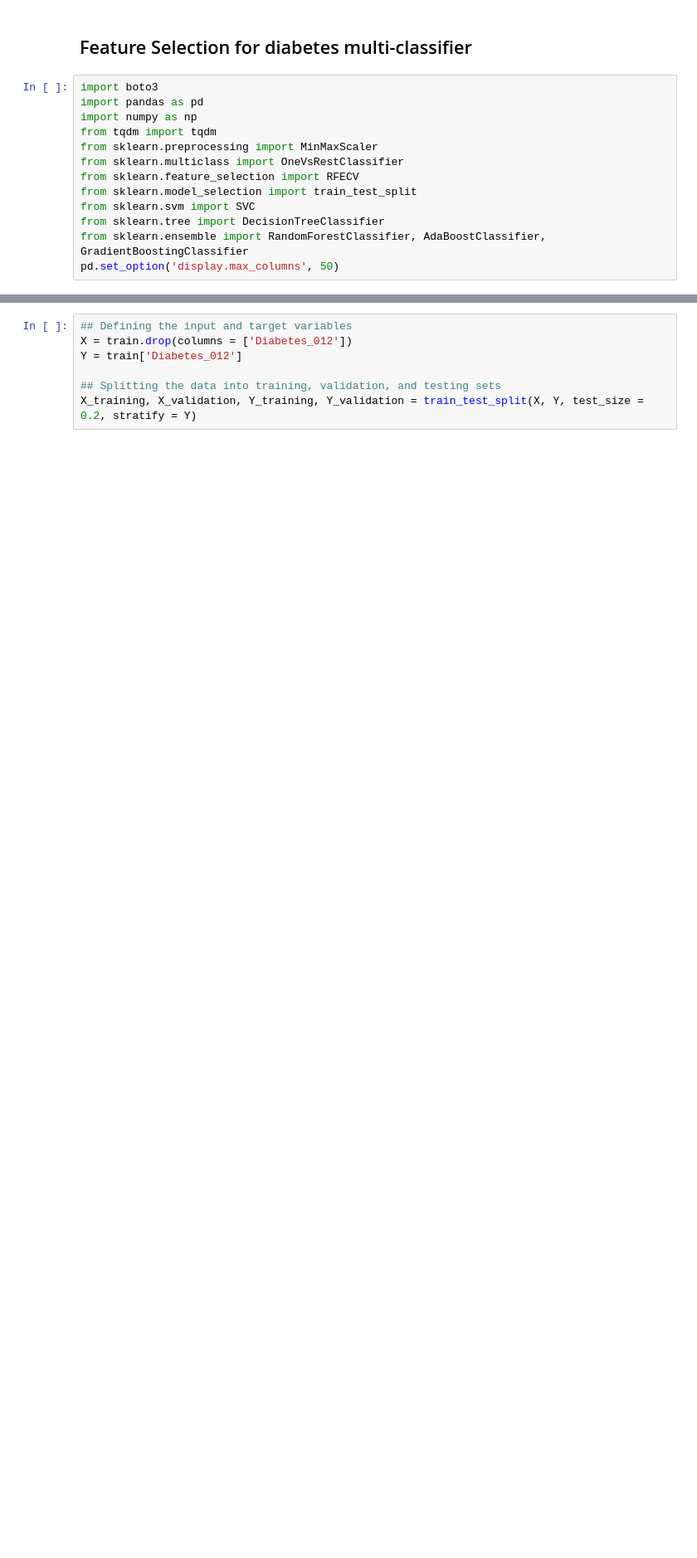
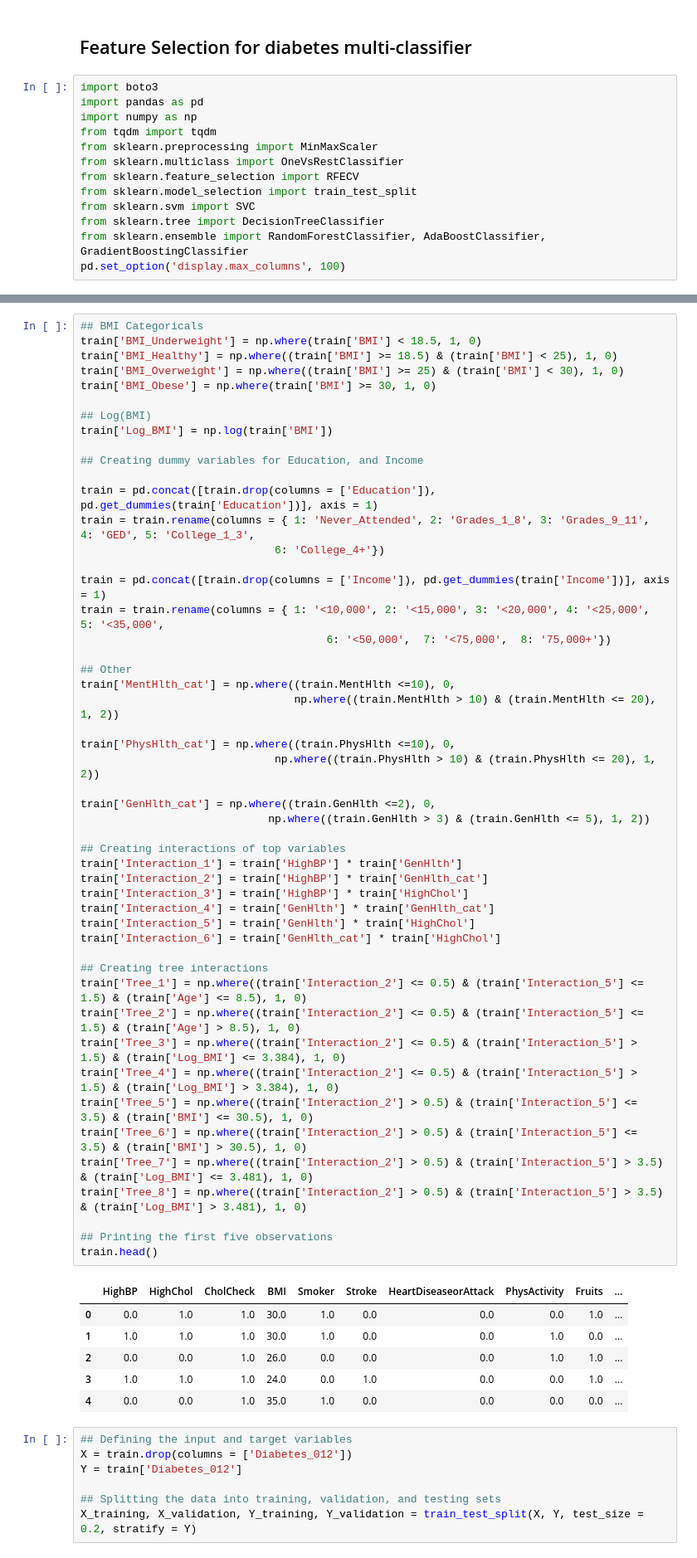
Before and after one commit to Evan-Callaghan/DATA-448-Predictive-Analytics, a Jupyter notebook: Project/Evan_feature_selection.ipynb, the cells around one changed output, grey strips where cells are left out. Shown at 83% size. Cells and saved outputs as stored; diff of their text form; blank space fills up the shorter version.

```diff
--- a/Project/Evan_feature_selection.ipynb
+++ b/Project/Evan_feature_selection.ipynb
@@ -12,7 +12,7 @@ from sklearn.model_selection import train_test_split
 from sklearn.svm import SVC
 from sklearn.tree import DecisionTreeClassifier
 from sklearn.ensemble import RandomForestClassifier, AdaBoostClassifier, GradientBoostingClassifier
-pd.set_option('display.max_columns', 50)
+pd.set_option('display.max_columns', 100)
 # %%
 ## Using pandas to read the training and testing data files
 
@@ -40,3 +47,60 @@ train.head()
+# %%
+## BMI Categoricals
+train['BMI_Underweight'] = np.where(train['BMI'] < 18.5, 1, 0)
+train['BMI_Healthy'] = np.where((train['BMI'] >= 18.5) & (train['BMI'] < 25), 1, 0)
+train['BMI_Overweight'] = np.where((train['BMI'] >= 25) & (train['BMI'] < 30), 1, 0)
+train['BMI_Obese'] = np.where(train['BMI'] >= 30, 1, 0)
+
+## Log(BMI)
+train['Log_BMI'] = np.log(train['BMI'])
+
+## Creating dummy variables for Education, and Income
+
+train = pd.concat([train.drop(columns = ['Education']), pd.get_dummies(train['Education'])], axis = 1)
+train = train.rename(columns = { 1: 'Never_Attended', 2: 'Grades_1_8', 3: 'Grades_9_11', 4: 'GED', 5: 'College_1_3',
+                              6: 'College_4+'})
+
+train = pd.concat([train.drop(columns = ['Income']), pd.get_dummies(train['Income'])], axis = 1)
+train = train.rename(columns = { 1: '<10,000', 2: '<15,000', 3: '<20,000', 4: '<25,000', 5: '<35,000',
+                                      6: '<50,000',  7: '<75,000',  8: '75,000+'})
+
+## Other
+train['MentHlth_cat'] = np.where((train.MentHlth <=10), 0,
+                                 np.where((train.MentHlth > 10) & (train.MentHlth <= 20), 1, 2))
+
+train['PhysHlth_cat'] = np.where((train.PhysHlth <=10), 0,
+                              np.where((train.PhysHlth > 10) & (train.PhysHlth <= 20), 1, 2))
+
+train['GenHlth_cat'] = np.where((train.GenHlth <=2), 0,
+                             np.where((train.GenHlth > 3) & (train.GenHlth <= 5), 1, 2))
+
+## Creating interactions of top variables
+train['Interaction_1'] = train['HighBP'] * train['GenHlth']
+train['Interaction_2'] = train['HighBP'] * train['GenHlth_cat']
+train['Interaction_3'] = train['HighBP'] * train['HighChol']
+train['Interaction_4'] = train['GenHlth'] * train['GenHlth_cat']
+train['Interaction_5'] = train['GenHlth'] * train['HighChol']
+train['Interaction_6'] = train['GenHlth_cat'] * train['HighChol']
+
+## Creating tree interactions
+train['Tree_1'] = np.where((train['Interaction_2'] <= 0.5) & (train['Interaction_5'] <= 1.5) & (train['Age'] <= 8.5), 1, 0)
+train['Tree_2'] = np.where((train['Interaction_2'] <= 0.5) & (train['Interaction_5'] <= 1.5) & (train['Age'] > 8.5), 1, 0)
+train['Tree_3'] = np.where((train['Interaction_2'] <= 0.5) & (train['Interaction_5'] > 1.5) & (train['Log_BMI'] <= 3.384), 1, 0)
+train['Tree_4'] = np.where((train['Interaction_2'] <= 0.5) & (train['Interaction_5'] > 1.5) & (train['Log_BMI'] > 3.384), 1, 0)
+train['Tree_5'] = np.where((train['Interaction_2'] > 0.5) & (train['Interaction_5'] <= 3.5) & (train['BMI'] <= 30.5), 1, 0)
+train['Tree_6'] = np.where((train['Interaction_2'] > 0.5) & (train['Interaction_5'] <= 3.5) & (train['BMI'] > 30.5), 1, 0)
+train['Tree_7'] = np.where((train['Interaction_2'] > 0.5) & (train['Interaction_5'] > 3.5) & (train['Log_BMI'] <= 3.481), 1, 0)
+train['Tree_8'] = np.where((train['Interaction_2'] > 0.5) & (train['Interaction_5'] > 3.5) & (train['Log_BMI'] > 3.481), 1, 0)
+
+## Printing the first five observations
+train.head()
+# %% [output]
+|  | HighBP | HighChol | CholCheck | BMI | Smoker | Stroke | HeartDiseaseorAttack | PhysActivity | Fruits | ... |
+| 0 | 0.0 | 1.0 | 1.0 | 30.0 | 1.0 | 0.0 | 0.0 | 0.0 | 1.0 | ... |
+| 1 | 1.0 | 1.0 | 1.0 | 30.0 | 1.0 | 0.0 | 0.0 | 1.0 | 0.0 | ... |
+| 2 | 0.0 | 0.0 | 1.0 | 26.0 | 0.0 | 0.0 | 0.0 | 1.0 | 1.0 | ... |
+| 3 | 1.0 | 1.0 | 1.0 | 24.0 | 0.0 | 1.0 | 0.0 | 0.0 | 1.0 | ... |
+| 4 | 0.0 | 0.0 | 1.0 | 35.0 | 1.0 | 0.0 | 0.0 | 0.0 | 0.0 | ... |
 # %%
 ## Defining the input and target variables
 X = train.drop(columns = ['Diabetes_012'])
```
Also changed, not shown: parts of 1 cell of this notebook.
